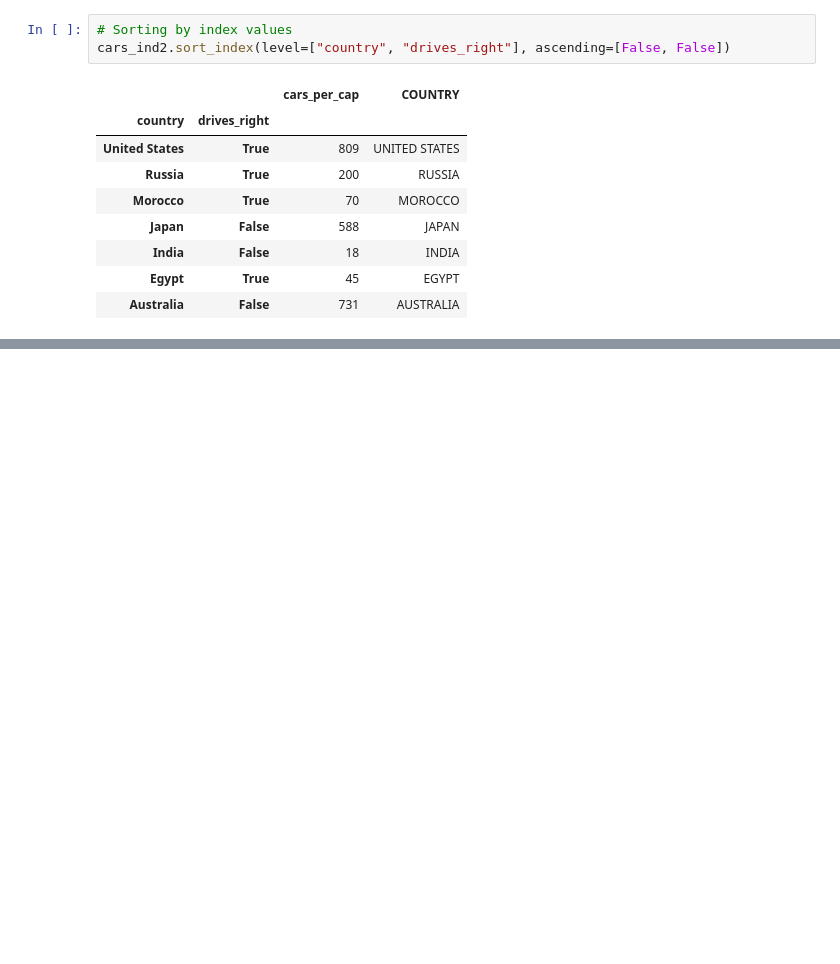
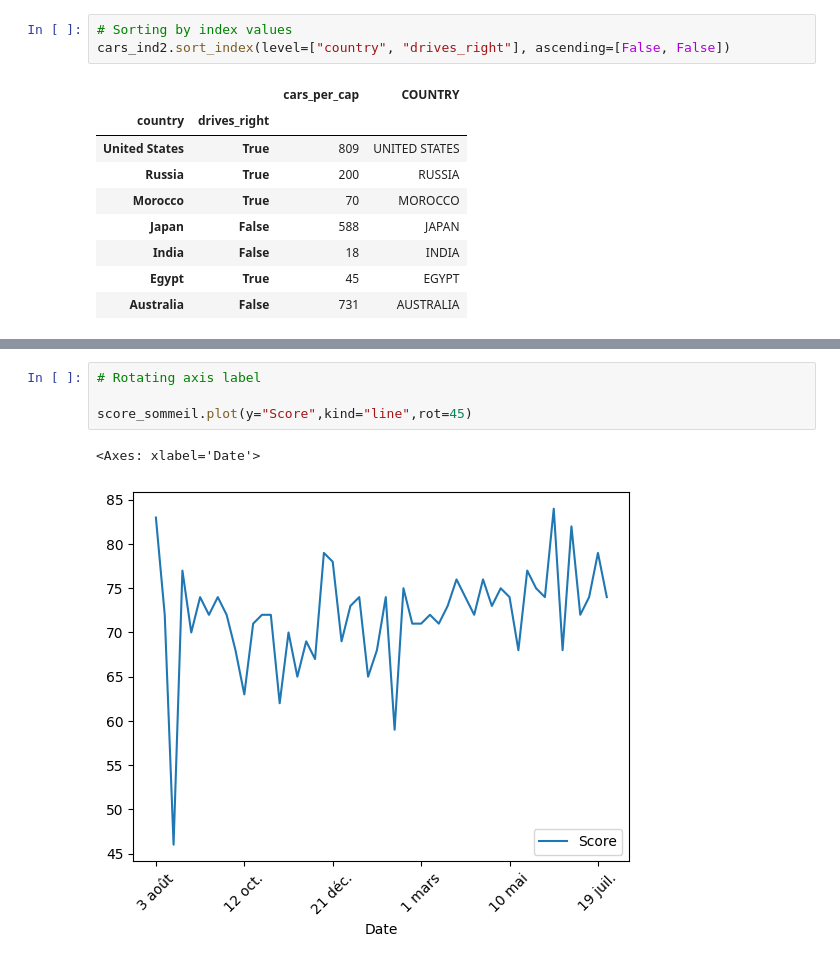
Before and after one commit to JeffBucker/DatacampDataAnalystTrack, a Jupyter notebook: 3. Data Manipulation with Pandas.ipynb, the cells around one changed output, grey strips where cells are left out. Drawn from its saved outputs; the diff is of its cells as text; blank space fills up the shorter version.

```diff
--- a/3. Data Manipulation with Pandas.ipynb
+++ b/3. Data Manipulation with Pandas.ipynb
@@ -298,0 +548,7 @@ cars_ind2.sort_index(level=["country", "drives_right"], ascending=[False, False]
+# %%
+# Rotating axis label
+
+score_sommeil.plot(y="Score",kind="line",rot=45)
+# %% [output]
+<Axes: xlabel='Date'>
+[figure, added]
```
Also changed, not shown: parts of 23 cells of this notebook, 2 other files.
